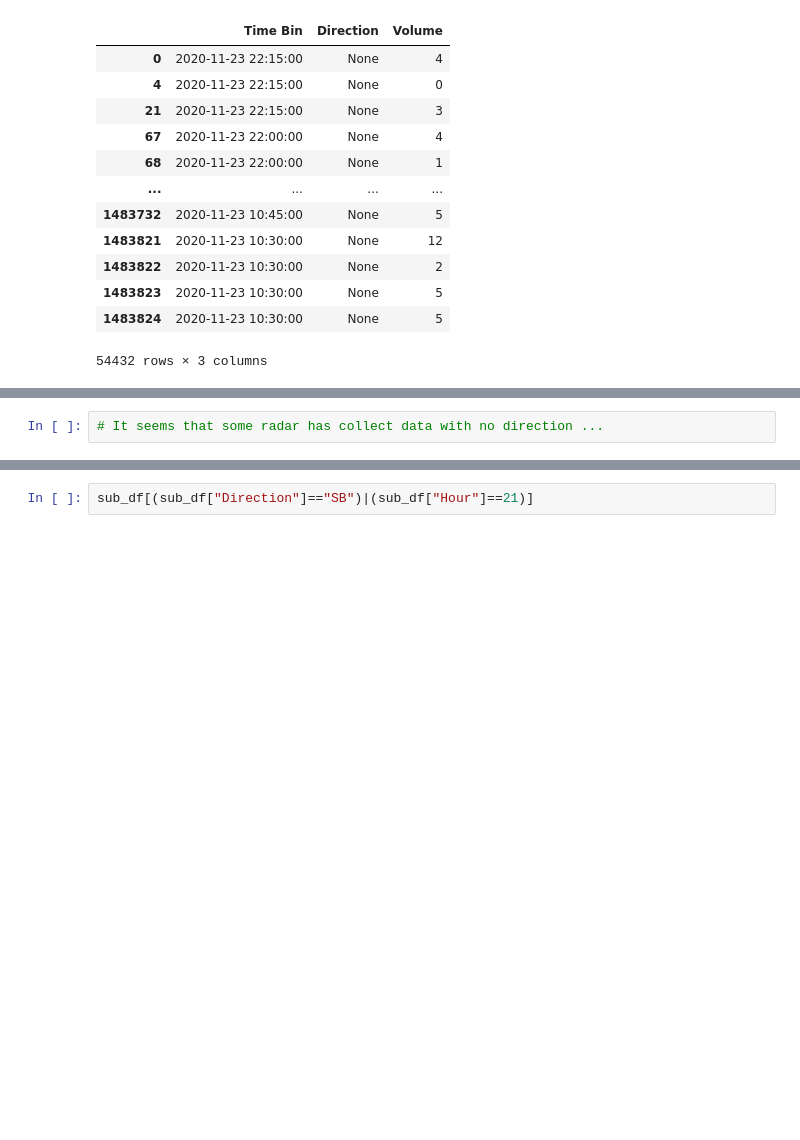
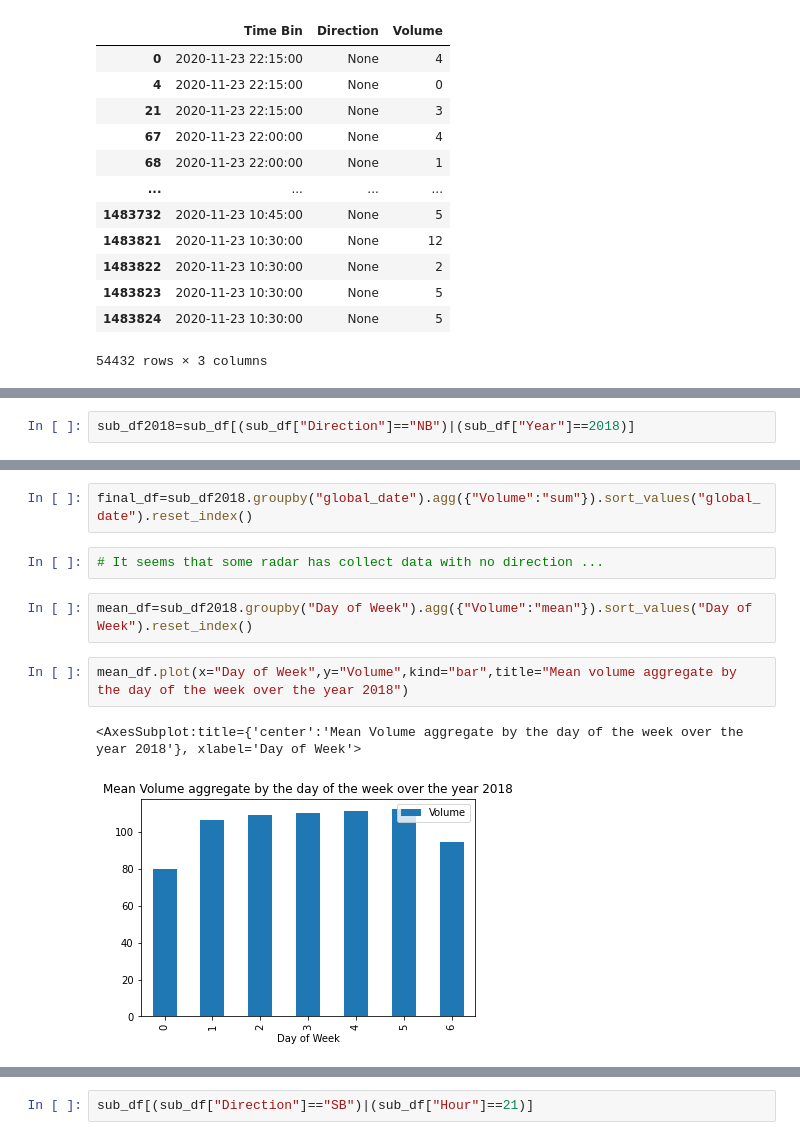
Before and after one commit to clemvst/RadarTrafficData, a Jupyter notebook: notebooks/open_data.ipynb, the cells around one changed output, grey strips where cells are left out. Cells and saved outputs as stored; diff of their text form; blank space fills up the shorter version.

```diff
--- a/notebooks/open_data.ipynb
+++ b/notebooks/open_data.ipynb
@@ -137,0 +143,2 @@ sub_df.sort_values("datetime_time")
+# %%
+sub_df2018=sub_df[(sub_df["Direction"]=="NB")|(sub_df["Year"]==2018)]
@@ -138,2 +161,11 @@ sub_df.sort_values("datetime_time")
+# %%
+final_df=sub_df2018.groupby("global_date").agg({"Volume":"sum"}).sort_values("global_date").reset_index()
 # %%
 # It seems that some radar has collect data with no direction ...
+# %%
+mean_df=sub_df2018.groupby("Day of Week").agg({"Volume":"mean"}).sort_values("Day of Week").reset_index()
+# %%
+mean_df.plot(x="Day of Week",y="Volume",kind="bar",title="Mean volume aggregate by the day of the week over the year 2018")
+# %% [output]
+<AxesSubplot:title={'center':'Mean Volume aggregate by the day of the week over the year 2018'}, xlabel='Day of Week'>
+[figure, added]
```
Also changed, not shown: parts of 23 cells of this notebook, 1 other file.
